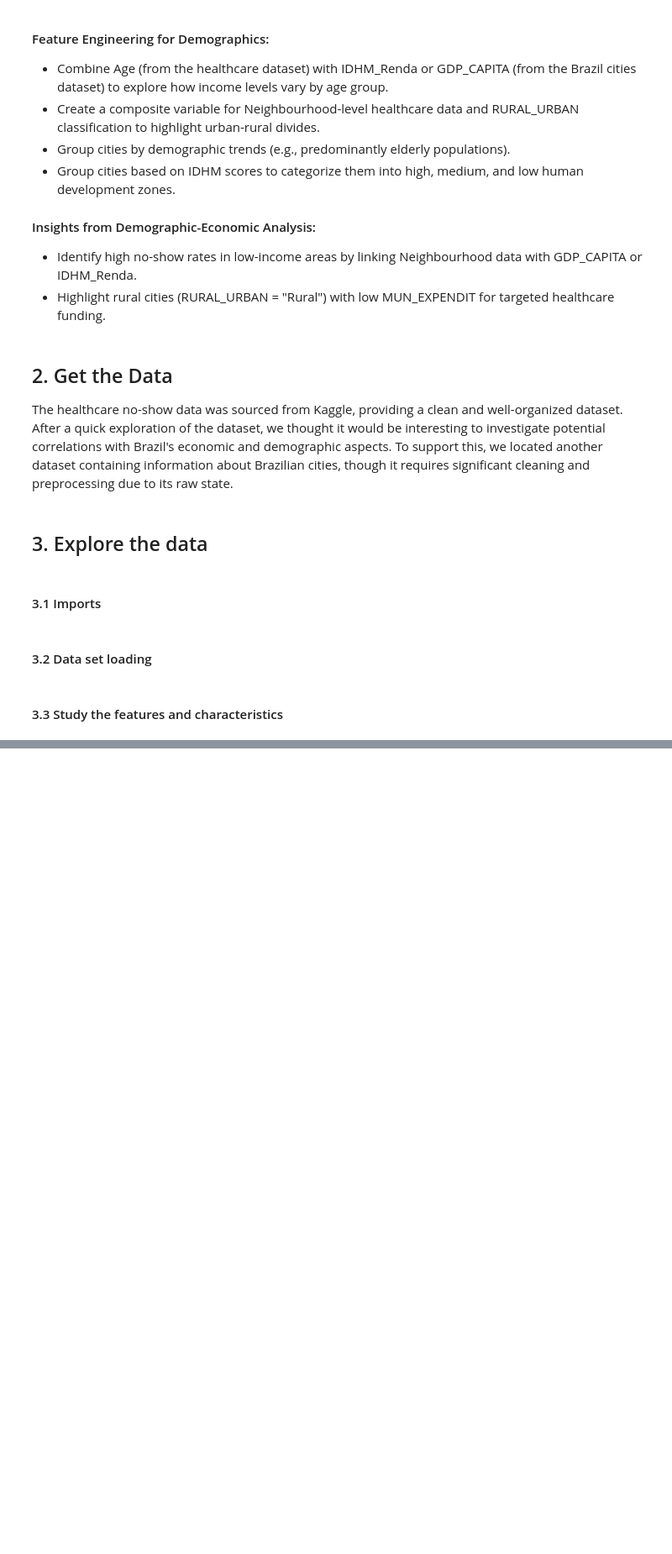
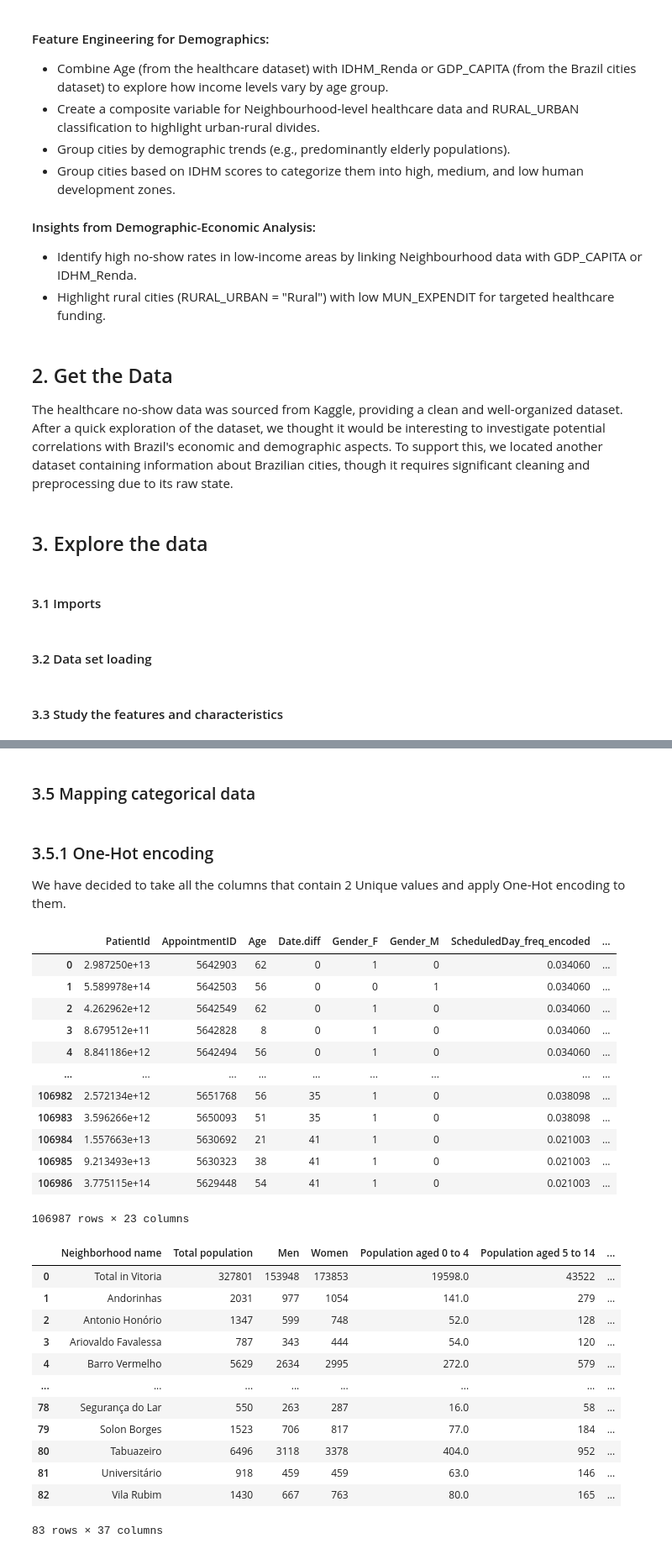
Before and after one commit to dragoselul/MAL1, a Jupyter notebook: Assignment-7/7.Final Assignment.ipynb, the cells around one changed output, grey strips where cells are left out. Shown at 84% size. Drawn from its saved outputs; the diff is of its cells as text; code cells hidden in the pictures; blank space fills up the shorter version.

```diff
--- a/Assignment-7/7.Final Assignment.ipynb
+++ b/Assignment-7/7.Final Assignment.ipynb
@@ -597,0 +280,75 @@ Here's an analysis of the key correlations in the context of Brazilian healthcar
+# %% [markdown]
+### 3.5 Mapping categorical data
+# %% [markdown]
+### 3.5.1 One-Hot encoding
+We have decided to take all the columns that contain 2 Unique values and apply One-Hot encoding to them.
+# %%
+def encode_data(df, feature_types, ignore_columns=[]):
+    """
+    Perform one-hot encoding on a DataFrame based if the feature is binary.
+    """
+    encoded_df = df.copy()
+    for column, feature_type in feature_types.items():
+        if column not in df.columns or column in ignore_columns:
+            continue
+
+        # One Hot Encoding for binary features
+        if feature_type == "Binary":
+            val1, val2 = df[column].unique()
+
+            # Create one-hot encoded columns
+            encoded_df[f"{column}_{val1}"] = (df[column] == val1).astype(int).apply(pd.to_numeric, errors='coerce')
+            encoded_df[f"{column}_{val2}"] = (df[column] == val2).astype(int).apply(pd.to_numeric, errors='coerce')
+
+            # Drop the original column
+            encoded_df.drop(columns=[column], inplace=True)
+
+        # Frequency encoding for categorical features
+        elif feature_type == "Categorical":
+            frequency_map = df[column].value_counts(normalize=True)
+
+            # Replace categories with their frequencies
+            encoded_df[f"{column}_freq_encoded"] = df[column].map(frequency_map).apply(pd.to_numeric, errors='coerce')
+
+            # Drop the original categorical column
+            encoded_df.drop(columns=[column], inplace=True)
+            # Numerical columns remain unchanged
+        elif feature_type == "Numerical":
+            encoded_df[column] = df[column].apply(pd.to_numeric, errors='coerce')
+            continue
+        else:
+            print(f"Warning: Unsupported feature type '{feature_type}' for column '{column}'. Skipping.")
+
+    return encoded_df
+
+df_appointments_encoded = encode_data(df_appointments_cleaned, healthcare_feature_type)
+display(df_appointments_encoded)
+df_neighbourhoods_encoded = encode_data(df_neighbourhoods_cleaned, neighbourhoods_feature_type, ["Neighborhood name"])
+display(df_neighbourhoods_encoded)
+# %% [output]
+|  | PatientId | AppointmentID | Age | Date.diff | Gender_F | Gender_M | ScheduledDay_freq_encoded | ... |
+| 0 | 2.987250e+13 | 5642903 | 62 | 0 | 1 | 0 | 0.034060 | ... |
+| 1 | 5.589978e+14 | 5642503 | 56 | 0 | 0 | 1 | 0.034060 | ... |
+| 2 | 4.262962e+12 | 5642549 | 62 | 0 | 1 | 0 | 0.034060 | ... |
+| 3 | 8.679512e+11 | 5642828 | 8 | 0 | 1 | 0 | 0.034060 | ... |
+| 4 | 8.841186e+12 | 5642494 | 56 | 0 | 1 | 0 | 0.034060 | ... |
+| ... | ... | ... | ... | ... | ... | ... | ... | ... |
+| 106982 | 2.572134e+12 | 5651768 | 56 | 35 | 1 | 0 | 0.038098 | ... |
+| 106983 | 3.596266e+12 | 5650093 | 51 | 35 | 1 | 0 | 0.038098 | ... |
+| 106984 | 1.557663e+13 | 5630692 | 21 | 41 | 1 | 0 | 0.021003 | ... |
+| 106985 | 9.213493e+13 | 5630323 | 38 | 41 | 1 | 0 | 0.021003 | ... |
+| 106986 | 3.775115e+14 | 5629448 | 54 | 41 | 1 | 0 | 0.021003 | ... |
+106987 rows × 23 columns
+|  | Neighborhood name | Total population | Men | Women | Population aged 0 to 4 | Population aged 5 to 14 | ... |
+| 0 | Total in Vitoria | 327801 | 153948 | 173853 | 19598.0 | 43522 | ... |
+| 1 | Andorinhas | 2031 | 977 | 1054 | 141.0 | 279 | ... |
+| 2 | Antonio Honório | 1347 | 599 | 748 | 52.0 | 128 | ... |
+| 3 | Ariovaldo Favalessa | 787 | 343 | 444 | 54.0 | 120 | ... |
+| 4 | Barro Vermelho | 5629 | 2634 | 2995 | 272.0 | 579 | ... |
+| ... | ... | ... | ... | ... | ... | ... | ... |
+| 78 | Segurança do Lar | 550 | 263 | 287 | 16.0 | 58 | ... |
+| 79 | Solon Borges | 1523 | 706 | 817 | 77.0 | 184 | ... |
+| 80 | Tabuazeiro | 6496 | 3118 | 3378 | 404.0 | 952 | ... |
+| 81 | Universitário | 918 | 459 | 459 | 63.0 | 146 | ... |
+| 82 | Vila Rubim | 1430 | 667 | 763 | 80.0 | 165 | ... |
+83 rows × 37 columns
```
Also changed, not shown: parts of 20 cells of this notebook, 2 other files.
